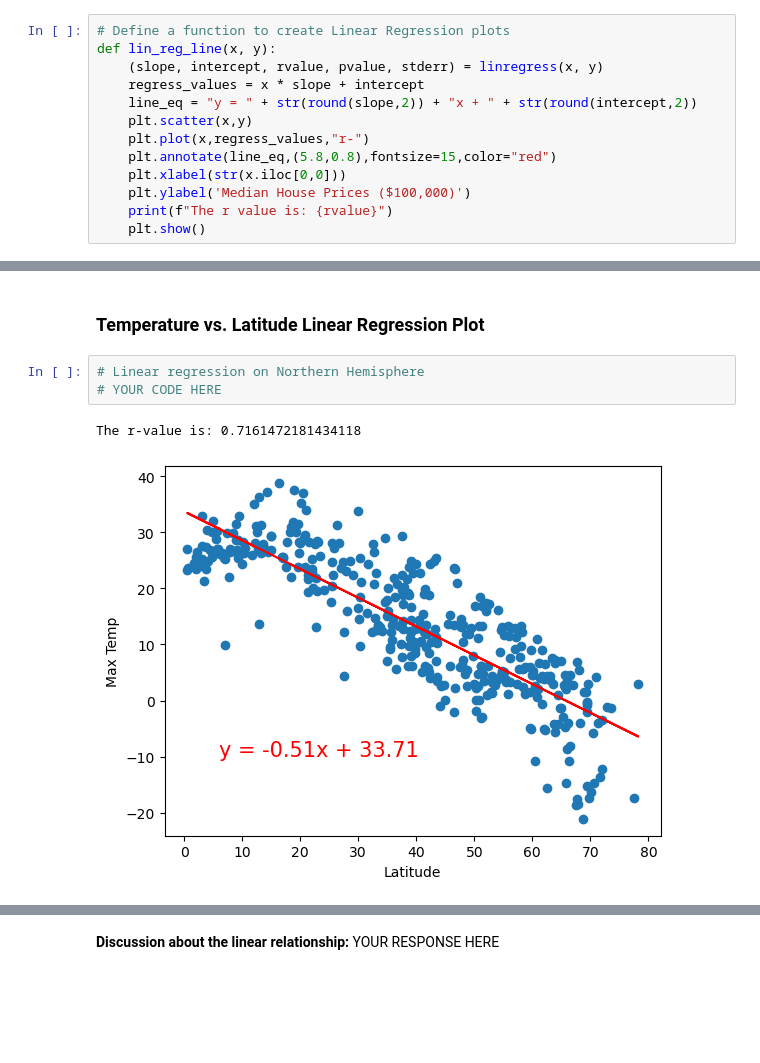
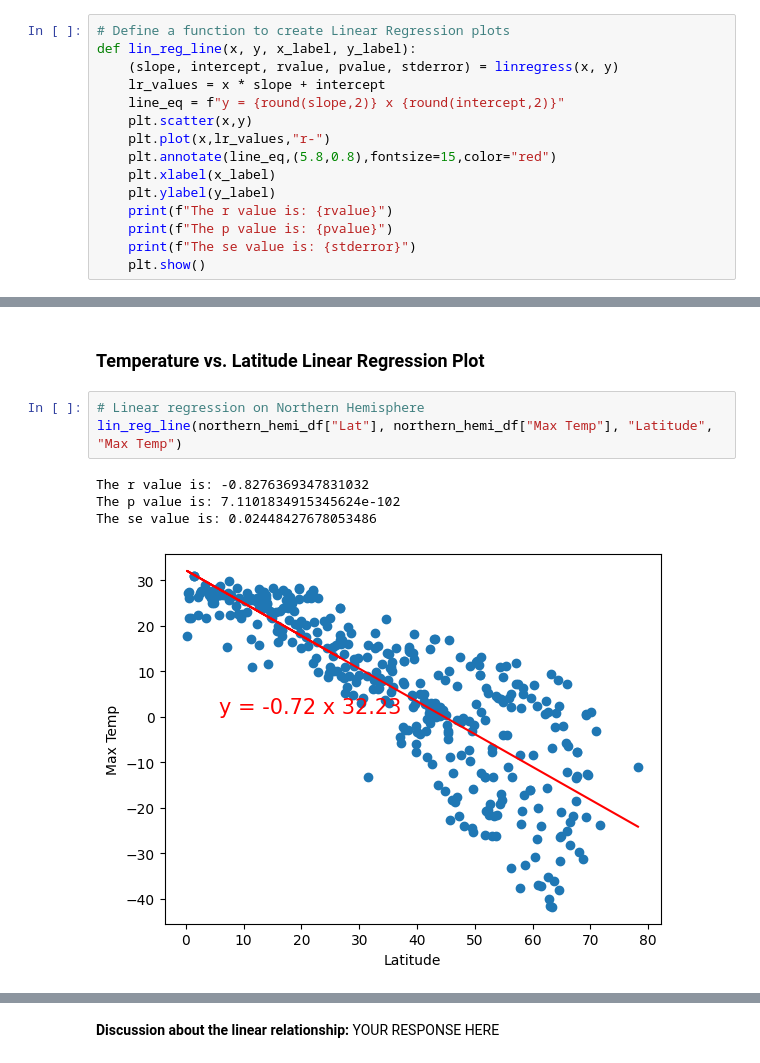
Before and after one commit to MissDysart/python-api-challenge, a Jupyter notebook: WeatherPy.ipynb, the cells around one changed output, grey strips where cells are left out. Saved outputs shown, nothing was run; the diff lists cells and outputs as text; blank space fills up the shorter version.

```diff
--- a/WeatherPy.ipynb
+++ b/WeatherPy.ipynb
@@ -286,16 +286,18 @@ City_ID
 Name: Lat, Length: 562, dtype: float64
 # %%
 # Define a function to create Linear Regression plots
-def lin_reg_line(x, y):
-    (slope, intercept, rvalue, pvalue, stderr) = linregress(x, y)
-    regress_values = x * slope + intercept
-    line_eq = "y = " + str(round(slope,2)) + "x + " + str(round(intercept,2))
+def lin_reg_line(x, y, x_label, y_label):
+    (slope, intercept, rvalue, pvalue, stderror) = linregress(x, y)
+    lr_values = x * slope + intercept
+    line_eq = f"y = {round(slope,2)} x {round(intercept,2)}"
     plt.scatter(x,y)
-    plt.plot(x,regress_values,"r-")
+    plt.plot(x,lr_values,"r-")
     plt.annotate(line_eq,(5.8,0.8),fontsize=15,color="red")
-    plt.xlabel(str(x.iloc[0,0]))
-    plt.ylabel('Median House Prices ($100,000)')
+    plt.xlabel(x_label)
+    plt.ylabel(y_label)
     print(f"The r value is: {rvalue}")
+    print(f"The p value is: {pvalue}")
+    print(f"The se value is: {stderror}")
     plt.show()
 # %%
 # Create a DataFrame with the Northern Hemisphere data (Latitude >= 0)
@@ -329,9 +331,11 @@ southern_hemi_df.head()
 ###  Temperature vs. Latitude Linear Regression Plot
 # %%
 # Linear regression on Northern Hemisphere
-# YOUR CODE HERE
+lin_reg_line(northern_hemi_df["Lat"], northern_hemi_df["Max Temp"], "Latitude", "Max Temp")
 # %% [output]
-The r-value is: 0.7161472181434118
+The r value is: -0.8276369347831032
+The p value is: 7.1101834915345624e-102
+The se value is: 0.02448427678053486
-[figure, old version]
+[figure, new version]
 # %%
 # Linear regression on Southern Hemisphere
```
Also changed, not shown: parts of 6 cells of this notebook.
